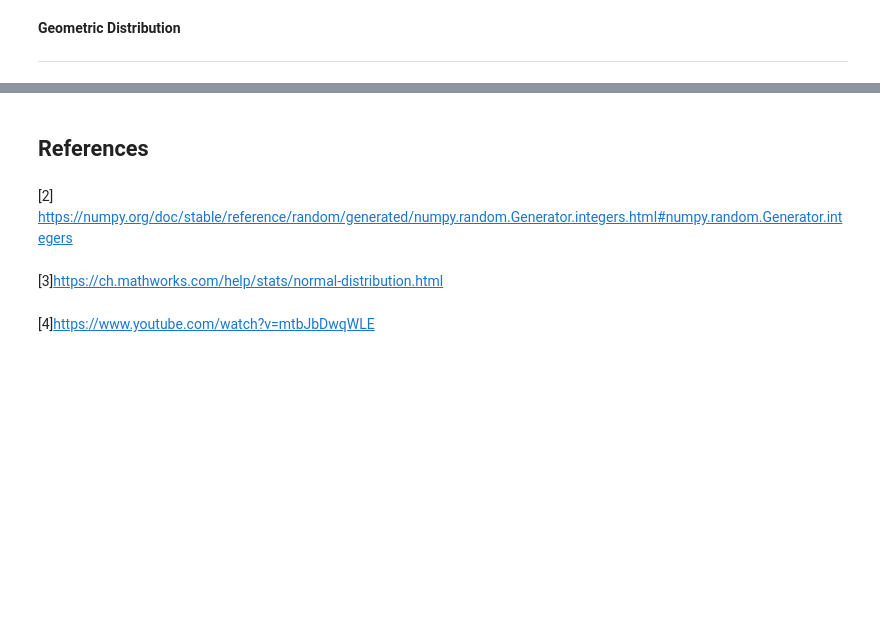
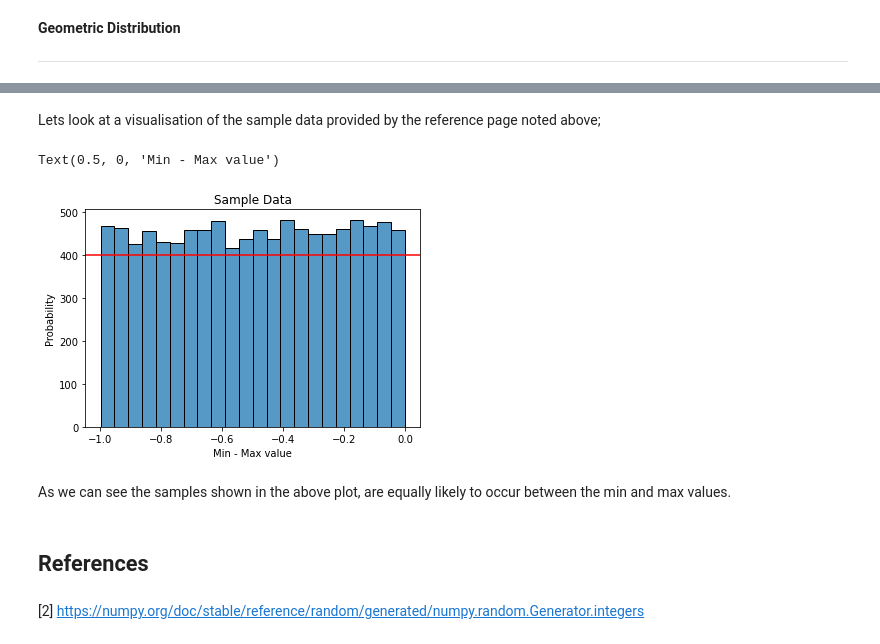
Before and after one commit to anegan-hub/PFDA-Assignment-2021, a Jupyter notebook: numpy.random.ipynb, the cells around one changed output, grey strips where cells are left out. Drawn from its saved outputs; the diff is of its cells as text; code cells hidden in the pictures; blank space fills up the shorter version.

Commit message:
Adding section on Uniform Distributions. Rearranged References.

```diff
--- a/numpy.random.ipynb
+++ b/numpy.random.ipynb
@@ -372,8 +385,20 @@ As you can see above the Geometric Distribution is skewed to the right which sho
+# %% [markdown]
+Lets look at a visualisation of the sample data provided by the reference page noted above;
+# %%
+# Generating samples between -1 , 0 over 10000 times
+s = np.random.default_rng().uniform(-1, 0, 10000)
+# simple seaborn plot
+sns.histplot(s)
+plt.axhline(400, color = "r") # adding red horizontial line
+plt.title("Sample Data")
+plt.ylabel("Probability")
+plt.xlabel ("Min - Max value")
+# %% [output]
+Text(0.5, 0, 'Min - Max value')
+[figure, added]
+# %% [markdown]
+As we can see the samples shown in the above plot, are equally likely to occur between the min and max values.
 # %% [markdown]
 ## References
 # %% [markdown]
-[2] https://numpy.org/doc/stable/reference/random/generated/numpy.random.Generator.integers.html#numpy.random.Generator.integers
+[2] https://numpy.org/doc/stable/reference/random/generated/numpy.random.Generator.integers
-# %% [markdown]
-[3]https://ch.mathworks.com/help/stats/normal-distribution.html
-# %% [markdown]
-[4]https://www.youtube.com/watch?v=mtbJbDwqWLE
```
Also changed, not shown: parts of 51 cells of this notebook.
